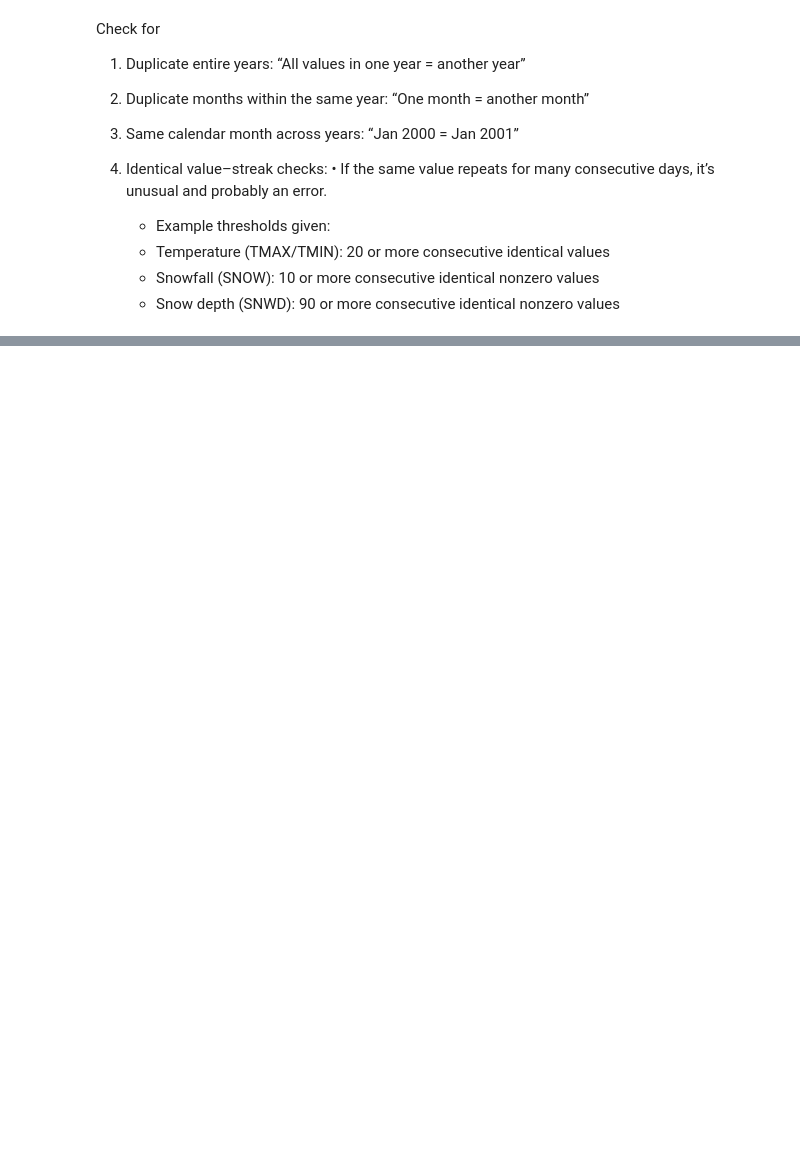
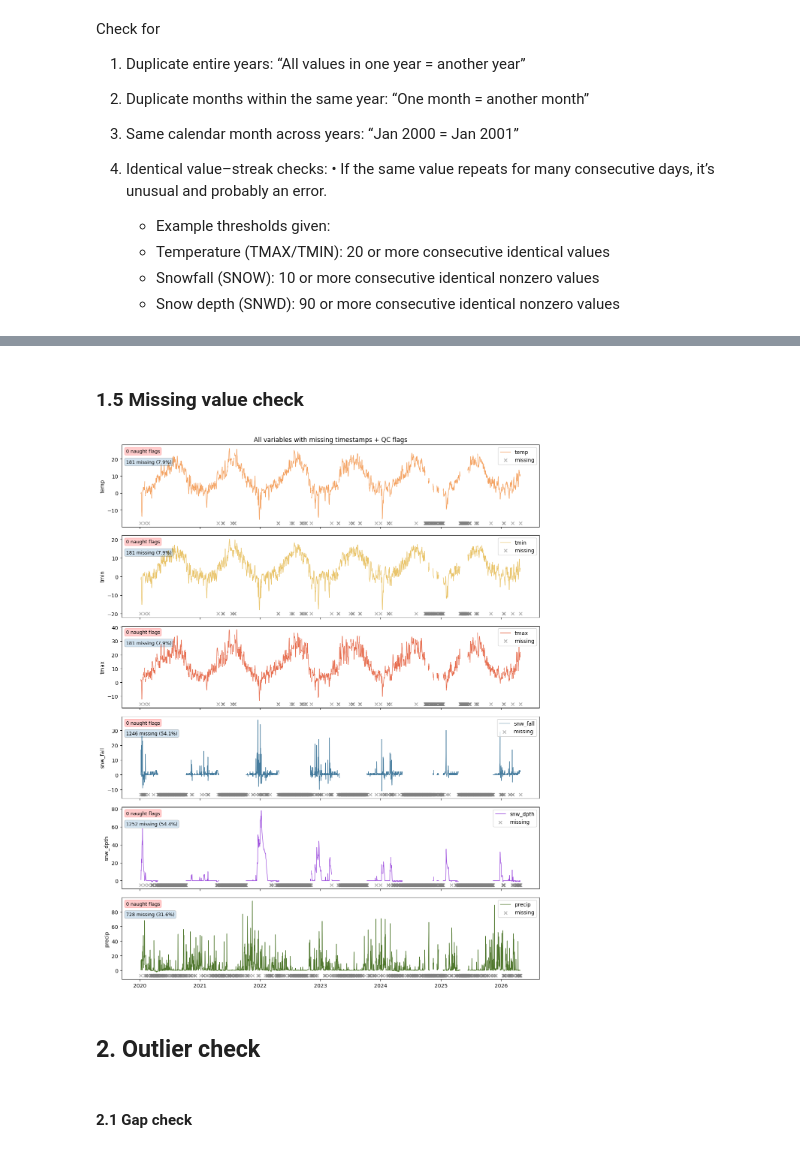
Before and after one commit to pacificclimate/crmprtd, a Jupyter notebook: Quanlity_Control/single_station/1.station_all_variable_qc.ipynb, the cells around one changed output, grey strips where cells are left out. Cells and saved outputs as stored; diff of their text form; code cells hidden in the pictures; blank space fills up the shorter version.

```diff
--- a/Quanlity_Control/single_station/1.station_all_variable_qc.ipynb
+++ b/Quanlity_Control/single_station/1.station_all_variable_qc.ipynb
@@ -319,0 +446,6 @@ for col in value_cols:
+# %%
+daily_cleaned = daily_all.copy()
+
+for var in range_flags.columns:
+    mask = range_flags[var] == 1
+    daily_cleaned.loc[mask, var] = np.nan
@@ -319,0 +471,18 @@ for col in value_cols:
+# %%
+from func_int_4_identical_value_streak_check import *
+
+
+ind_result_dict = {}
+
+for col in value_cols:
+
+    ind_result_dict[col] = identify_value_streaks(
+        daily_cleaned,
+        value_col=col,
+    )
+
+    print(f"\n🔍 Checking variable - {col}")
+
+    # print_streak_summary(ind_result_dict[col])
+
+    print(streak_summary_for_report(ind_result_dict[col]))
@@ -319,0 +507,28 @@ for col in value_cols:
+# %% [markdown]
+### 1.5 Missing value check
+# %%
+from func_int_5_missing_check import *
+
+miss_result_dict = {}
+
+for col in value_cols:
+    miss_result_dict[col] = check_missing_timestamps(
+        daily_cleaned,
+        value_col=col
+    )
+
+plot_timeseries_with_naught_missing_multi(
+    df=daily_all,
+    miss_result_dict=miss_result_dict,
+    color_map=color_map,
+    naught_all=naught_all,
+    naught_map=naught_map,
+    value_cols=value_cols,
+    title="All variables with missing timestamps + QC flags"
+)
+# %% [output]
+[figure, added]
+# %% [markdown]
+## 2. Outlier check
+# %% [markdown]
+#### 2.1 Gap check
```
Also changed, not shown: parts of 27 cells of this notebook, 11 other files.
